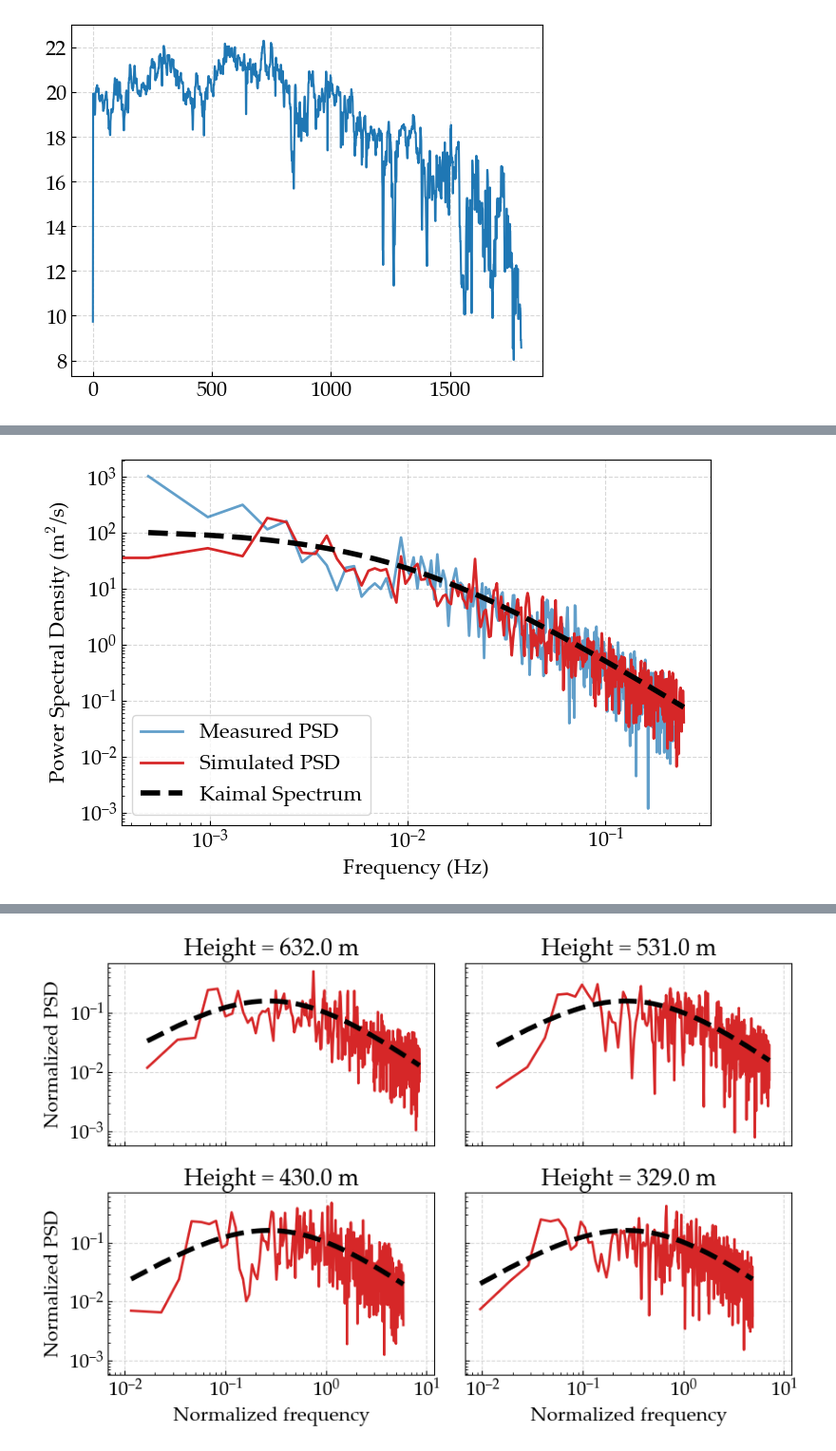
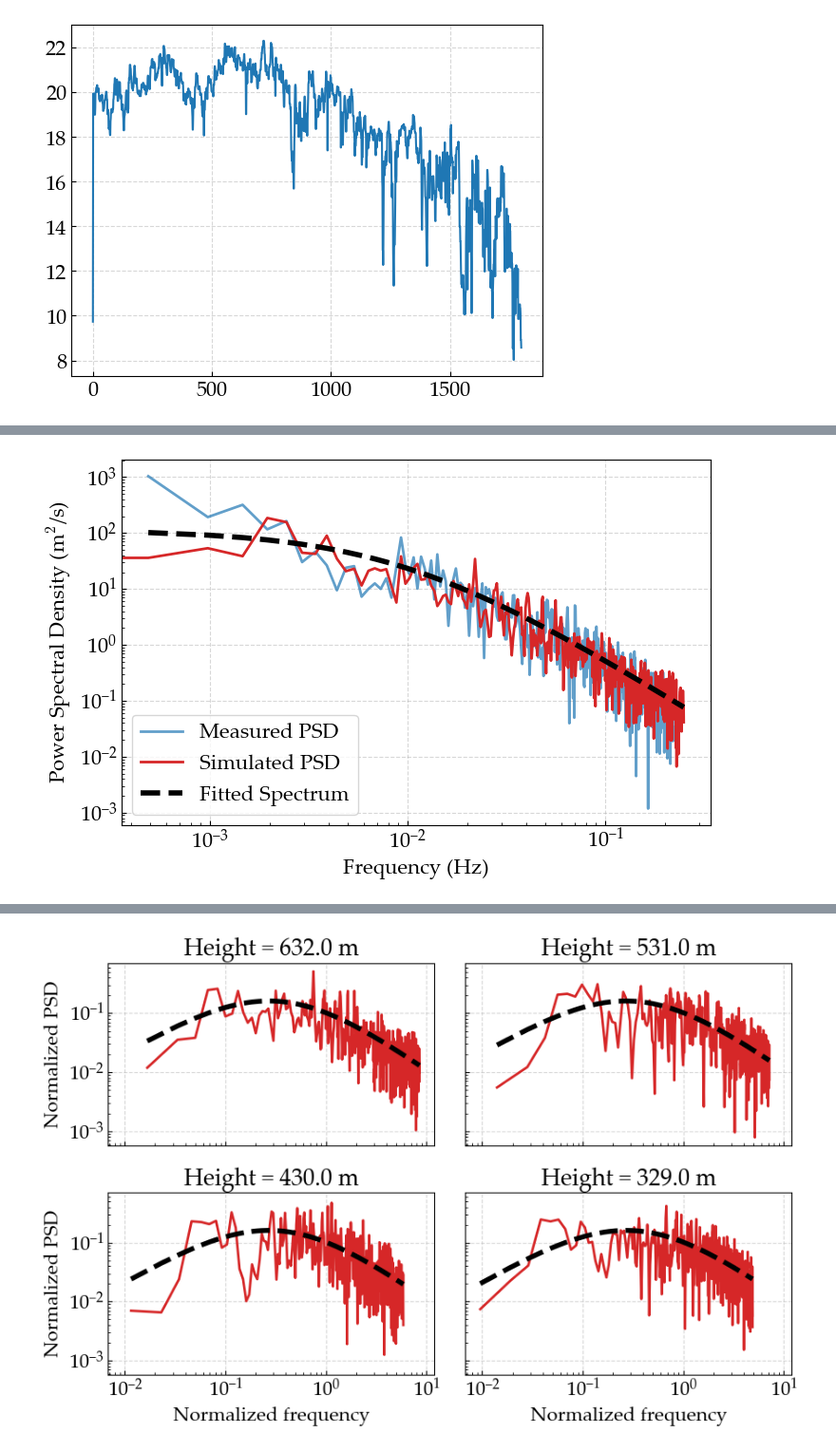
Before and after one commit to NanxiiChen/wind-simulation-GPU, a Jupyter notebook: examples/simulate_high_rise_building_customized_psd.ipynb, the cells around one changed output, grey strips where cells are left out. Shown at 95% size. Saved outputs shown, nothing was run; the diff lists cells and outputs as text; code cells hidden in the pictures.

```diff
--- a/examples/simulate_high_rise_building_customized_psd.ipynb
+++ b/examples/simulate_high_rise_building_customized_psd.ipynb
@@ -166,14 +171,14 @@ simulator.params
 # %%
 fig, ax = plt.subplots(1, 1, figsize=(8, 5))
 ax.loglog(frequencies[:-60], psd[:-60], label="Measured PSD", color="C0", lw=2, alpha=0.7,)
 ax.loglog(frequencies_sim, psd_sim, label="Simulated PSD", color="C3", linestyle="solid", lw=2)
-ax.loglog(frequencies, reference_psd, label="Kaimal Spectrum", color="black", linestyle="--", lw=4)
+ax.loglog(frequencies, reference_psd, label="Fitted Spectrum", color="black", linestyle="--", lw=4)
 ax.legend()
 ax.set(xlabel="Frequency (Hz)", ylabel="Power Spectral Density (m$^2$/s)")
 fig.savefig("./img/high_rise_building_wind_spectrum.pdf", bbox_inches="tight")
 fig.savefig("./img/high_rise_building_wind_spectrum.png", bbox_inches="tight", dpi=300)
 # %% [output]
-[figure, old version]
+[figure, new version]
 # %%
 fig, ax = plt.subplots(1, 1, figsize=(8, 5))
 ax.loglog(frequencies[:-60]*z/u_bar, psd[:-60]*frequencies[:-60]/u_star**2, label="Measured PSD", color="C0", lw=2, alpha=0.7,)
```
Also changed, not shown: parts of 3 cells of this notebook, 17 other files.
